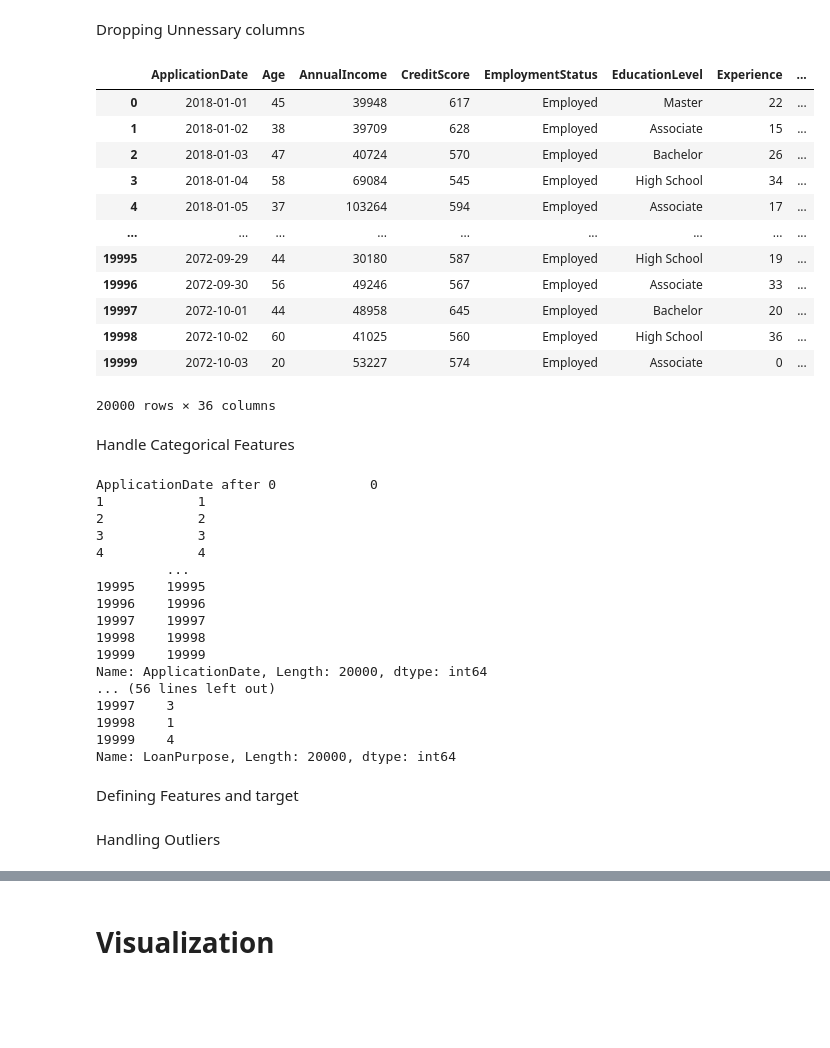
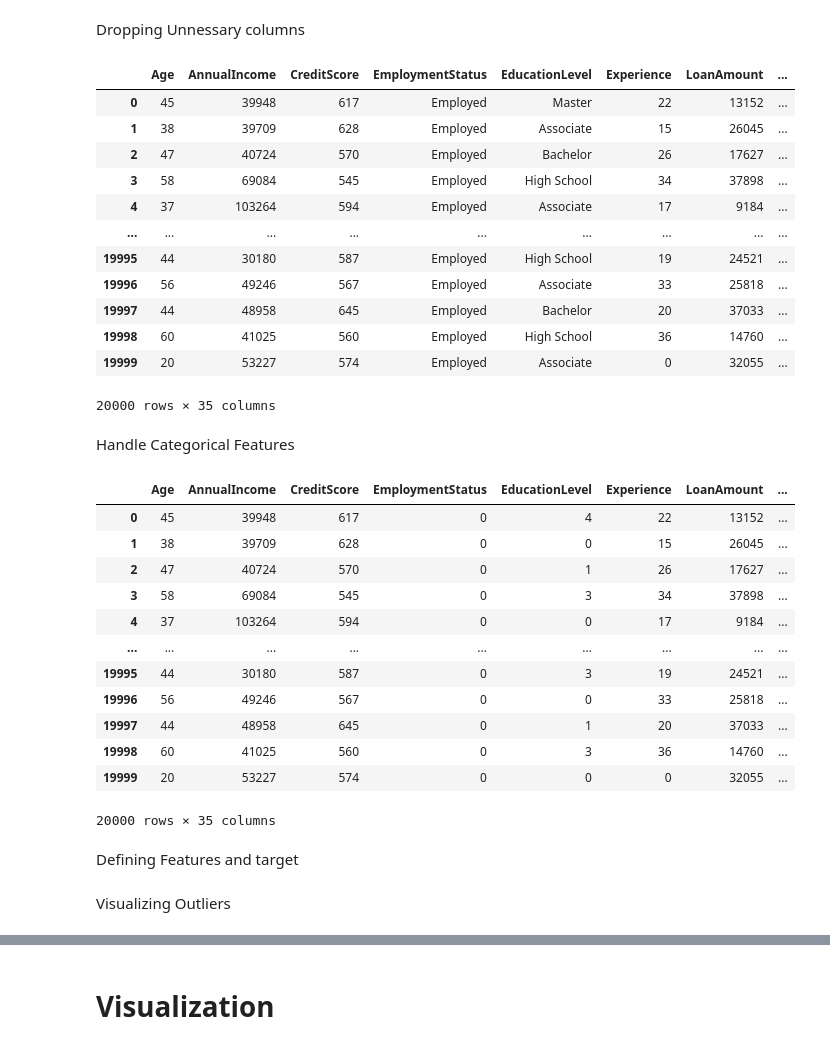
Before and after one commit to ZiadMAlsawy/ML_Project, a Jupyter notebook: Task_1.ipynb, the cells around one changed output, grey strips where cells are left out. Saved outputs shown, nothing was run; the diff lists cells and outputs as text; code cells hidden in the pictures; blank space fills up the shorter version.

```diff
--- a/Task_1.ipynb
+++ b/Task_1.ipynb
@@ -137,22 +137,23 @@ copy.duplicated().sum()
 # %% [markdown]
 Dropping Unnessary columns
 # %%
+copy = copy.drop(columns = "ApplicationDate")
 copy.drop_duplicates()
 copy.dropna()
 # %% [output]
-|  | ApplicationDate | Age | AnnualIncome | CreditScore | EmploymentStatus | EducationLevel | Experience | ... |
-| 0 | 2018-01-01 | 45 | 39948 | 617 | Employed | Master | 22 | ... |
-| 1 | 2018-01-02 | 38 | 39709 | 628 | Employed | Associate | 15 | ... |
-| 2 | 2018-01-03 | 47 | 40724 | 570 | Employed | Bachelor | 26 | ... |
-| 3 | 2018-01-04 | 58 | 69084 | 545 | Employed | High School | 34 | ... |
-| 4 | 2018-01-05 | 37 | 103264 | 594 | Employed | Associate | 17 | ... |
+|  | Age | AnnualIncome | CreditScore | EmploymentStatus | EducationLevel | Experience | LoanAmount | ... |
+| 0 | 45 | 39948 | 617 | Employed | Master | 22 | 13152 | ... |
+| 1 | 38 | 39709 | 628 | Employed | Associate | 15 | 26045 | ... |
+| 2 | 47 | 40724 | 570 | Employed | Bachelor | 26 | 17627 | ... |
+| 3 | 58 | 69084 | 545 | Employed | High School | 34 | 37898 | ... |
+| 4 | 37 | 103264 | 594 | Employed | Associate | 17 | 9184 | ... |
 | ... | ... | ... | ... | ... | ... | ... | ... | ... |
-| 19995 | 2072-09-29 | 44 | 30180 | 587 | Employed | High School | 19 | ... |
-| 19996 | 2072-09-30 | 56 | 49246 | 567 | Employed | Associate | 33 | ... |
-| 19997 | 2072-10-01 | 44 | 48958 | 645 | Employed | Bachelor | 20 | ... |
-| 19998 | 2072-10-02 | 60 | 41025 | 560 | Employed | High School | 36 | ... |
-| 19999 | 2072-10-03 | 20 | 53227 | 574 | Employed | Associate | 0 | ... |
+| 19995 | 44 | 30180 | 587 | Employed | High School | 19 | 24521 | ... |
+| 19996 | 56 | 49246 | 567 | Employed | Associate | 33 | 25818 | ... |
+| 19997 | 44 | 48958 | 645 | Employed | Bachelor | 20 | 37033 | ... |
+| 19998 | 60 | 41025 | 560 | Employed | High School | 36 | 14760 | ... |
+| 19999 | 20 | 53227 | 574 | Employed | Associate | 0 | 32055 | ... |
-20000 rows × 36 columns
+20000 rows × 35 columns
 # %% [markdown]
 Handle Categorical Features
 # %%
@@ -172,24 +173,20 @@ for i in listOfCategoricalColumns:
     copy[i] = le.fit_transform(copy[i])
 
 
-    print(f"{i} after {copy[i]}")
+copy
 # %% [output]
+|  | Age | AnnualIncome | CreditScore | EmploymentStatus | EducationLevel | Experience | LoanAmount | ... |
+| 0 | 45 | 39948 | 617 | 0 | 4 | 22 | 13152 | ... |
+| 1 | 38 | 39709 | 628 | 0 | 0 | 15 | 26045 | ... |
+| 2 | 47 | 40724 | 570 | 0 | 1 | 26 | 17627 | ... |
+| 3 | 58 | 69084 | 545 | 0 | 3 | 34 | 37898 | ... |
+| 4 | 37 | 103264 | 594 | 0 | 0 | 17 | 9184 | ... |
+| ... | ... | ... | ... | ... | ... | ... | ... | ... |
+| 19995 | 44 | 30180 | 587 | 0 | 3 | 19 | 24521 | ... |
+| 19996 | 56 | 49246 | 567 | 0 | 0 | 33 | 25818 | ... |
+| 19997 | 44 | 48958 | 645 | 0 | 1 | 20 | 37033 | ... |
+| 19998 | 60 | 41025 | 560 | 0 | 3 | 36 | 14760 | ... |
+| 19999 | 20 | 53227 | 574 | 0 | 0 | 0 | 32055 | ... |
-ApplicationDate after 0            0
-1            1
-2            2
-3            3
-4            4
-         ...
-19995    19995
-19996    19996
-19997    19997
-19998    19998
-19999    19999
-Name: ApplicationDate, Length: 20000, dtype: int64
-... (56 lines left out)
-19997    3
-19998    1
-19999    4
-Name: LoanPurpose, Length: 20000, dtype: int64
+20000 rows × 35 columns
 # %% [markdown]
 Defining Features and target
@@ -196,5 +196,5 @@ Defining Features and target
 # %% [markdown]
-Handling Outliers
+Visualizing Outliers
 # %%
 fig, axes = plt.subplots(nrows=6, ncols=6, figsize=(20, 15))
 axes = axes.flatten()
```
Also changed, not shown: parts of 22 cells of this notebook.
